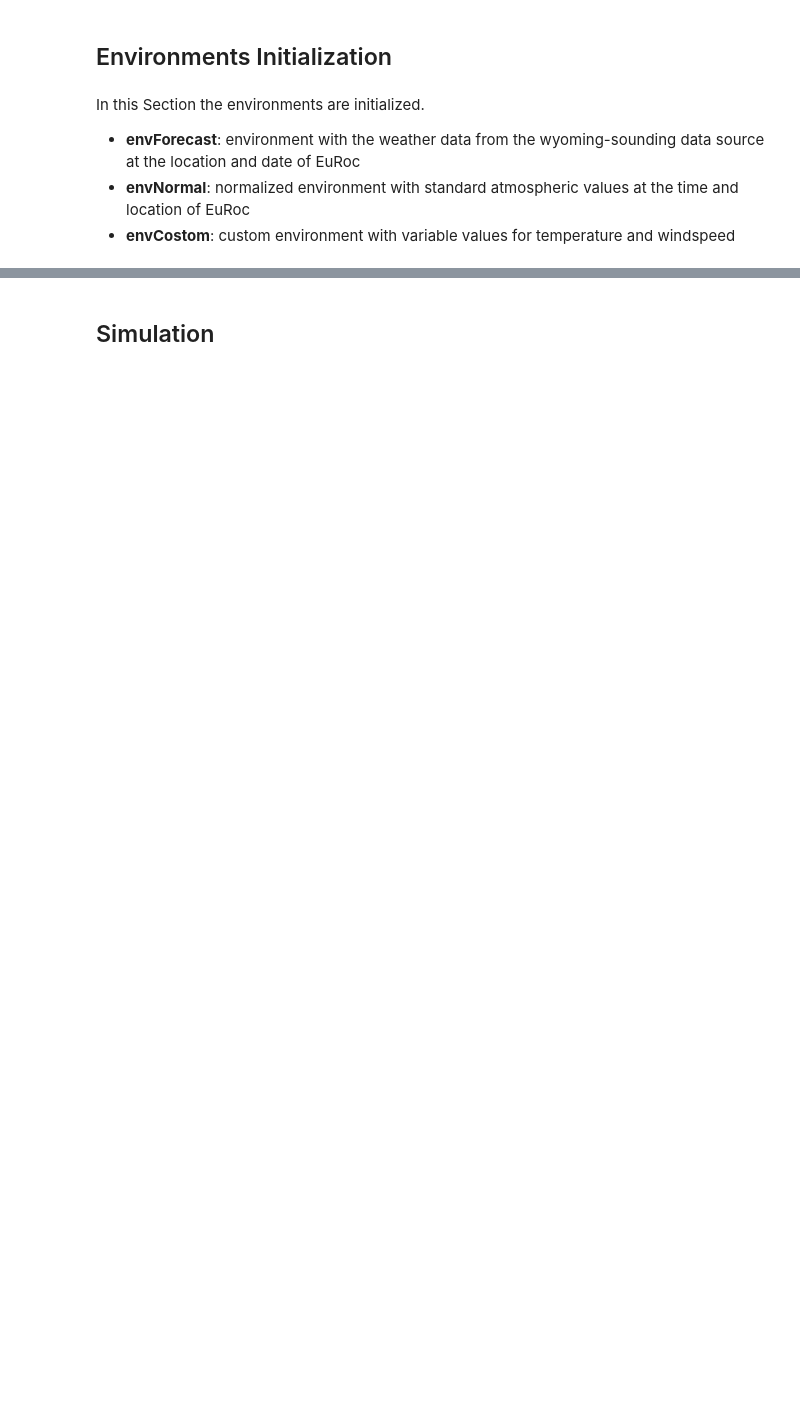
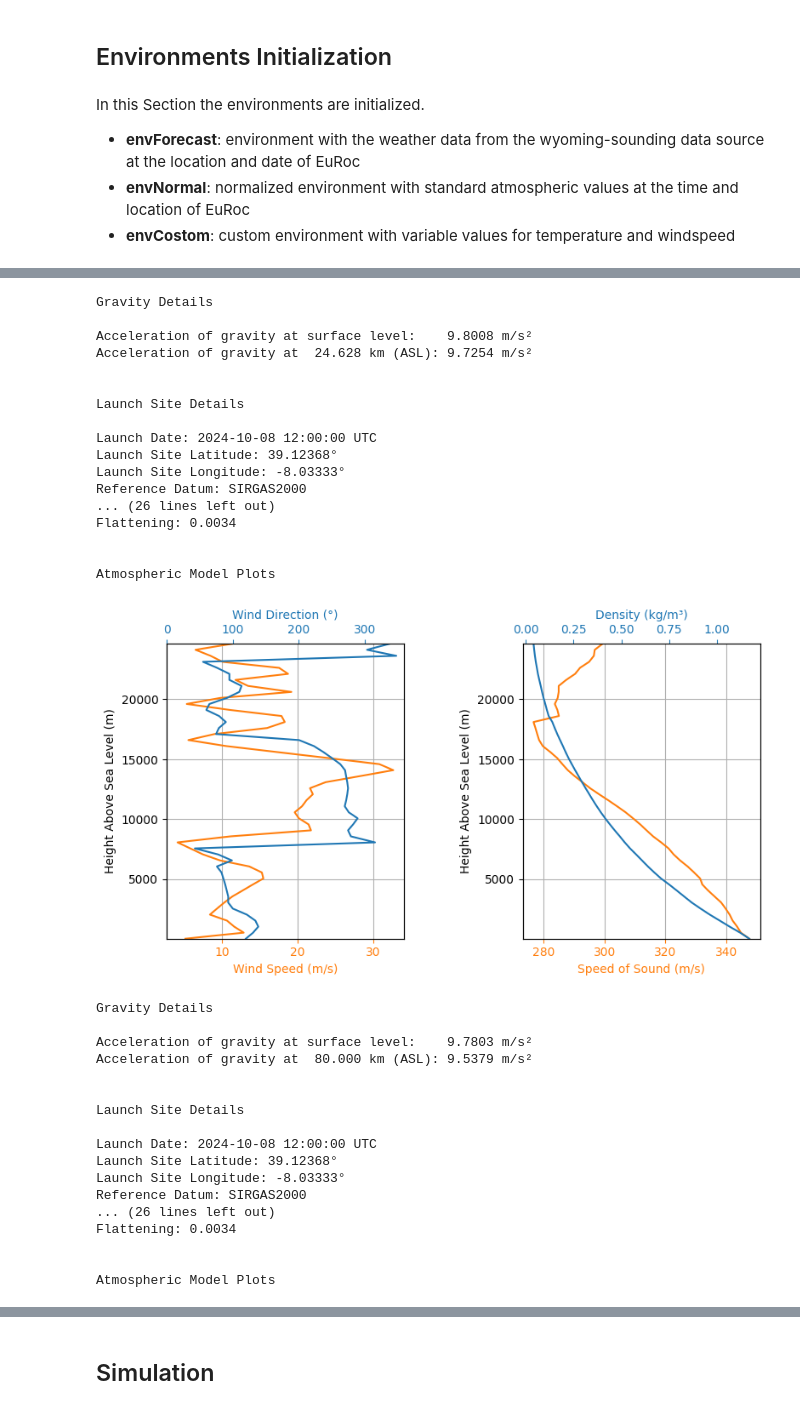
Before and after one commit to SpaceTeam/Lamarr_Flight_Simulation_RocketPy, a Jupyter notebook: Hedy_simulation.ipynb, the cells around one changed output, grey strips where cells are left out. Drawn from its saved outputs; the diff is of its cells as text; code cells hidden in the pictures; blank space fills up the shorter version.

```diff
--- a/Hedy_simulation.ipynb
+++ b/Hedy_simulation.ipynb
@@ -288,0 +154,64 @@ Atmospheric Model Plots
+# %%
+#Ponte de Sor: 39.12368, -8.03333
+#EUROC: 09.-15.10.2024
+
+
+#Environment based on Forecast data
+envForecast = Environment(latitude = 39.12368, longitude = -8.03333, elevation = 0)
+envForecast.set_date(
+    (2024, 10, 8, 12, 00, 00) #yyyy, mm, dd, hh, mm, ss
+)
+
+URL = "http://weather.uwyo.edu/cgi-bin/sounding?region=samer&TYPE=TEXT%3ALIST&YEAR=2019&MONTH=02&FROM=0200&TO=0200&STNM=82599"
+
+envForecast.set_atmospheric_model(type="wyoming_sounding", file=URL)
+# backups, if this one fails:
+#envForecast.set_atmospheric_model(type = "Forecast", file = "RAP")
+#envForecast.set_atmospheric_model(type="Forecast", file="GFS")
+envForecast.info()
+
+
+
+#Environment based on standard values
+envNormal = Environment()
+envNormal.set_location(latitude = 39.12368, longitude = -8.03333)
+envNormal.set_elevation(0.0)
+envNormal.set_date((2024, 10, 8, 12, 00, 00))
+envNormal.set_atmospheric_model(type = "standard_atmosphere")
+envNormal.info()
+# %% [output]
+Gravity Details
+
+Acceleration of gravity at surface level:    9.8008 m/s²
+Acceleration of gravity at  24.628 km (ASL): 9.7254 m/s²
+
+
+Launch Site Details
+
+Launch Date: 2024-10-08 12:00:00 UTC
+Launch Site Latitude: 39.12368°
+Launch Site Longitude: -8.03333°
+Reference Datum: SIRGAS2000
+... (26 lines left out)
+Flattening: 0.0034
+
+
+Atmospheric Model Plots
+[figure, added]
+Gravity Details
+
+Acceleration of gravity at surface level:    9.7803 m/s²
+Acceleration of gravity at  80.000 km (ASL): 9.5379 m/s²
+
+
+Launch Site Details
+
+Launch Date: 2024-10-08 12:00:00 UTC
+Launch Site Latitude: 39.12368°
+Launch Site Longitude: -8.03333°
+Reference Datum: SIRGAS2000
+... (26 lines left out)
+Flattening: 0.0034
+
+
+Atmospheric Model Plots
```
Also changed, not shown: parts of 47 cells of this notebook.
